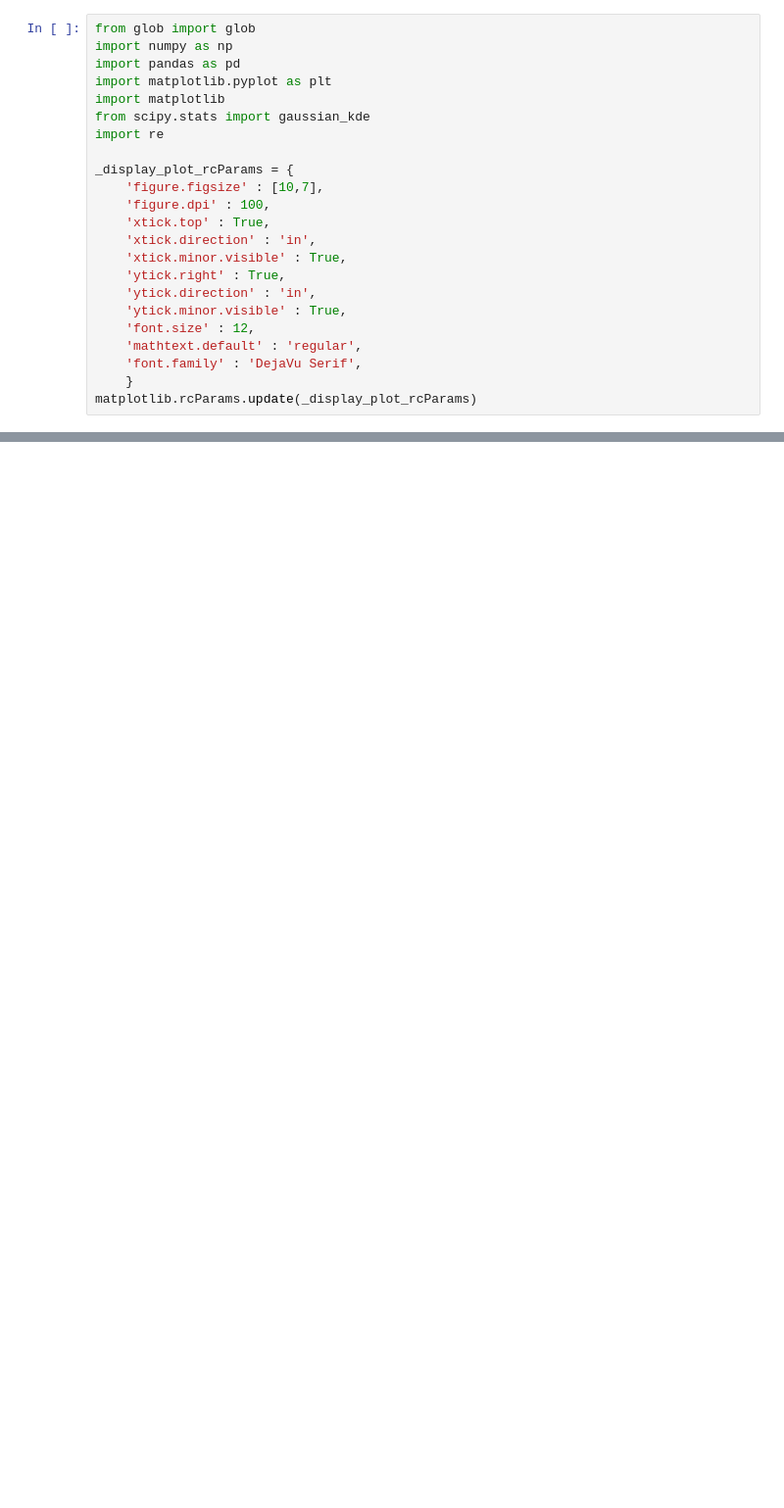
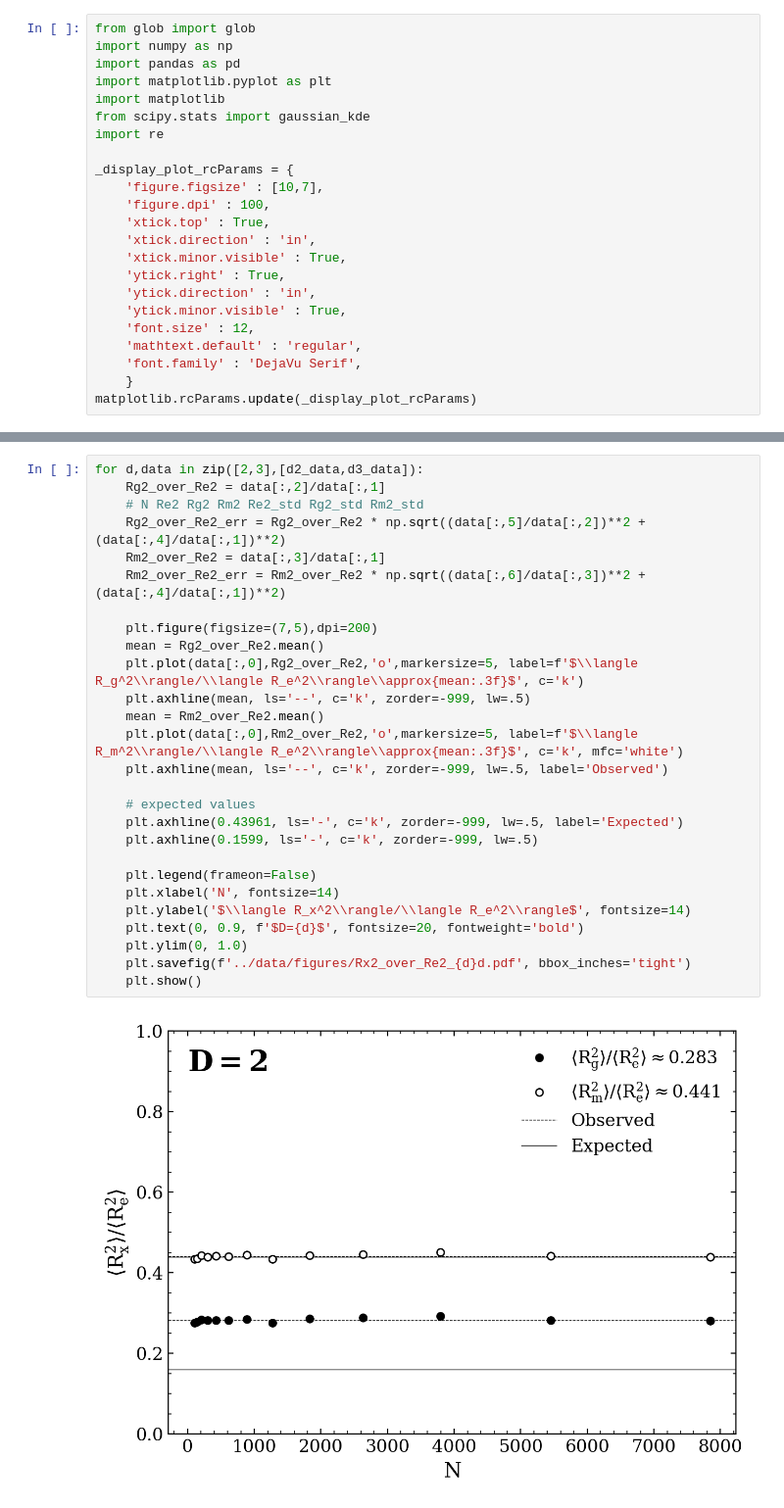
Before and after one commit to youngsm/polymers, a Jupyter notebook: notebooks/experiment_analysis.ipynb, the cells around one changed output, grey strips where cells are left out. Shown at 98% size. Drawn from its saved outputs; the diff is of its cells as text; blank space fills up the shorter version.

```diff
--- a/notebooks/experiment_analysis.ipynb
+++ b/notebooks/experiment_analysis.ipynb
@@ -171,0 +168,29 @@ Markdown(table.to_markdown(index=False))
+# %%
+for d,data in zip([2,3],[d2_data,d3_data]):
+    Rg2_over_Re2 = data[:,2]/data[:,1]
+    # N Re2 Rg2 Rm2 Re2_std Rg2_std Rm2_std
+    Rg2_over_Re2_err = Rg2_over_Re2 * np.sqrt((data[:,5]/data[:,2])**2 + (data[:,4]/data[:,1])**2)
+    Rm2_over_Re2 = data[:,3]/data[:,1]
+    Rm2_over_Re2_err = Rm2_over_Re2 * np.sqrt((data[:,6]/data[:,3])**2 + (data[:,4]/data[:,1])**2)
+
+    plt.figure(figsize=(7,5),dpi=200)
+    mean = Rg2_over_Re2.mean()
+    plt.plot(data[:,0],Rg2_over_Re2,'o',markersize=5, label=f'$\\langle R_g^2\\rangle/\\langle R_e^2\\rangle\\approx{mean:.3f}$', c='k')
+    plt.axhline(mean, ls='--', c='k', zorder=-999, lw=.5)
+    mean = Rm2_over_Re2.mean()
+    plt.plot(data[:,0],Rm2_over_Re2,'o',markersize=5, label=f'$\\langle R_m^2\\rangle/\\langle R_e^2\\rangle\\approx{mean:.3f}$', c='k', mfc='white')
+    plt.axhline(mean, ls='--', c='k', zorder=-999, lw=.5, label='Observed')
+
+    # expected values
+    plt.axhline(0.43961, ls='-', c='k', zorder=-999, lw=.5, label='Expected')
+    plt.axhline(0.1599, ls='-', c='k', zorder=-999, lw=.5)
+
+    plt.legend(frameon=False)
+    plt.xlabel('N', fontsize=14)
+    plt.ylabel('$\\langle R_x^2\\rangle/\\langle R_e^2\\rangle$', fontsize=14)
+    plt.text(0, 0.9, f'$D={d}$', fontsize=20, fontweight='bold')
+    plt.ylim(0, 1.0)
+    plt.savefig(f'../data/figures/Rx2_over_Re2_{d}d.pdf', bbox_inches='tight')
+    plt.show()
+# %% [output]
+[figure, added]
```
Also changed, not shown: parts of 7 cells of this notebook.
